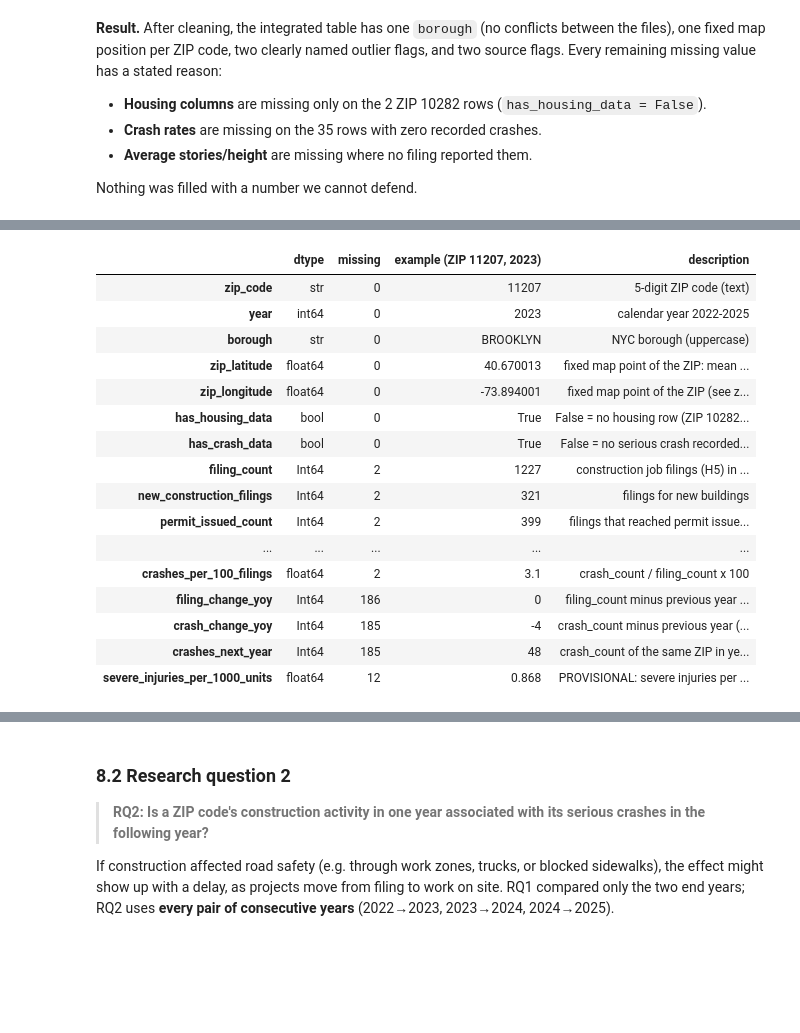
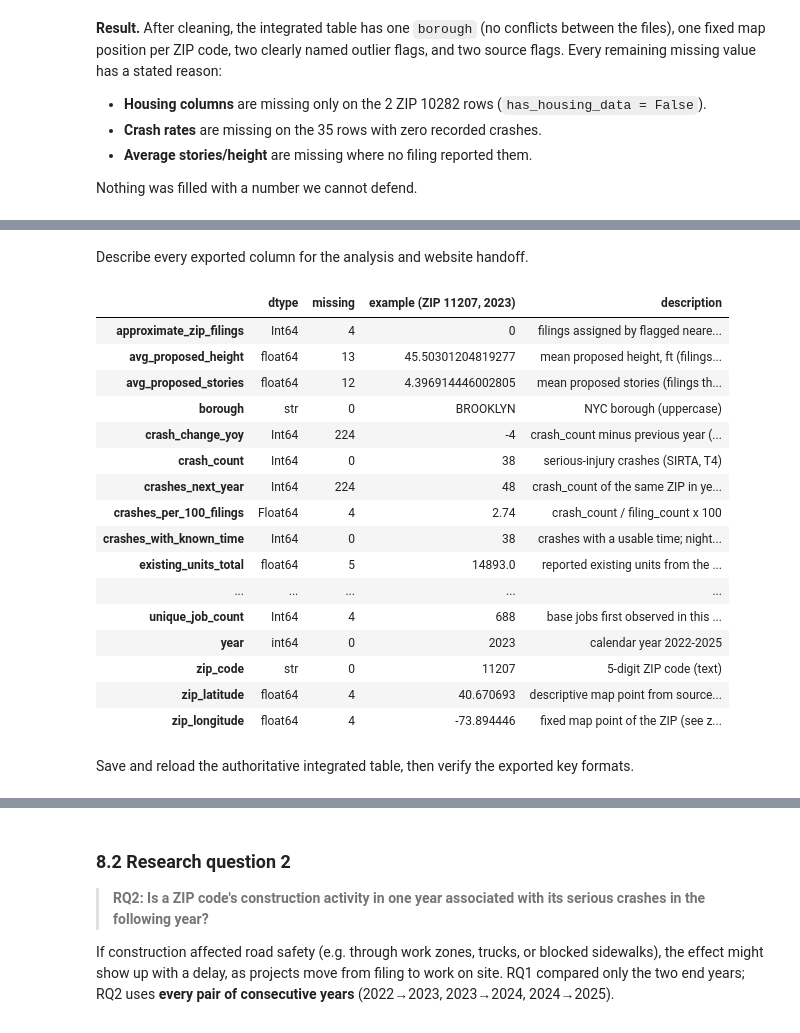
Before and after one commit to mariammashoud/nyc-housing-transport, a Jupyter notebook: notebooks/Member3_Integration.ipynb, the cells around one changed output, grey strips where cells are left out. Drawn from its saved outputs; the diff is of its cells as text; code cells hidden in the pictures; blank space fills up the shorter version.

```diff
--- a/notebooks/Member3_Integration.ipynb
+++ b/notebooks/Member3_Integration.ipynb
@@ -438,9 +424,9 @@ pd.crosstab(integrated["has_housing_data"], integrated["has_crash_data"], margin
 # %%
-HOUSING_COUNTS = ["filing_count", "new_construction_filings", "permit_issued_count", "outlier_filing_count"]
+HOUSING_COUNTS = ["filing_count", "new_construction_filings", "permit_issued_count", "outlier_filing_count", "official_zip_filings", "approximate_zip_filings", "unique_job_count", "jobs_with_known_units"]
 for col in HOUSING_COUNTS:
     integrated[col] = integrated[col].round().astype("Int64")
 for col in CRASH_COUNTS:
-    integrated[col] = integrated[col].round().astype(int)
+    integrated[col] = integrated[col].round().astype("Int64")
 integrated["zip_code"] = integrated["zip_code"].astype(str)
 integrated["year"] = integrated["year"].astype(int)
 
@@ -523,6 +495,6 @@ Raw counts mostly measure **how big and busy a ZIP code is**: a large, dense ZIP
 # %%
 # 1. Rate: serious crashes per 100 construction filings (Int64 -> float so missing stays NaN)
-filings = integrated["filing_count"].astype("float")
+filings = integrated["filing_count"].astype("float").where(integrated["filing_count"] > 0)
 integrated["crashes_per_100_filings"] = (integrated["crash_count"] / filings * 100).round(2)
 
 # 2-3. Year-over-year change, matched on year - 1 (not on row position)
@@ -539,7 +511,7 @@ nxt["year"] = nxt["year"] - 1                        # next year's values, label
 nxt = nxt.rename(columns={"crash_count": "crashes_next_year"})
 integrated = integrated.merge(nxt, on=KEYS, how="left").drop(columns=["filing_prev", "crash_prev"])
 
-# 5. PROVISIONAL: severe injuries per 1,000 proposed dwelling units (0 units -> undefined)
+# 5. Descriptive only: severe injuries per 1,000 proposed dwelling units (0 units -> undefined)
 units = integrated["proposed_units_total"].where(integrated["proposed_units_total"] > 0)
 integrated["severe_injuries_per_1000_units"] = (integrated["severe_injuries_total"] / units * 1000).round(3)
 
@@ -648,66 +608,76 @@ integrated: all key checks PASSED (5-digit text ZIPs, integer years 2022-2025, u
+# %% [markdown]
+Describe every exported column for the analysis and website handoff.
 # %%
 # Column summary (data dictionary for Members 4 and 5)
 DESCRIPTIONS = {
+    "official_zip_filings": "filings assigned using official building postcode",
+    "approximate_zip_filings": "filings assigned by flagged nearest-crash fallback",
+    "unique_job_count": "base jobs first observed in this ZIP-year within 2022-2025",
+    "jobs_with_known_units": "first-observed jobs with a complete reported unit pair",
+    "night_crash_count": "known-time crashes in hours 00-05 or 22-23",
+    "crashes_with_known_time": "crashes with a usable time; nighttime-share denominator",
     "zip_code": "5-digit ZIP code (text)", "year": "calendar year 2022-2025",
     "borough": "NYC borough (uppercase)",
-    "zip_latitude": "fixed map point of the ZIP: mean of filing and crash centres, all years",
+    "zip_latitude": "descriptive map point from source means; blank when no source coordinates exist",
     "zip_longitude": "fixed map point of the ZIP (see zip_latitude)",
-    "has_housing_data": "False = no housing row (ZIP 10282); housing columns blank",
+    "has_housing_data": "False = no housing source row; housing columns remain unknown",
     "has_crash_data": "False = no serious crash recorded; crash counts filled with 0",
     "filing_count": "construction job filings (H5) in the ZIP-year",
-    "new_construction_filings": "filings for new buildings",
+    "new_construction_filings": "filings labelled New Building in source job_type",
     "permit_issued_count": "filings that reached permit issued / LOC issued",
-    "proposed_units_total": "sum of proposed dwelling units (being corrected by Member 1)",
-    "existing_units_total": "sum of existing dwelling units (being corrected by Member 1)",
-    "net_new_units": "proposed minus existing units (being corrected by Member 1)",
-    "initial_cost_total": "sum of declared job cost, USD",
+    "proposed_units_total": "reported proposed units counted once per first-observed job with complete pair",
+    "existing_units_total": "reported existing units from the same complete job pairs",
+    "net_new_units": "job-cohort proposed minus existing reported units; not completions",
+    "initial_cost_total": "sum of declared filing costs, USD; related filings may overlap",
     "initial_cost_median": "median declared job cost, USD",
     "total_floor_area": "sum of construction floor area, sq ft",
     "avg_proposed_stories": "mean proposed stories (filings that report it)",
     "avg_proposed_height": "mean proposed height, ft (filings that report it)",
     "outlier_filing_count": "filings flagged as outliers by Member 1",
     "outlier_filing_share": "share of filings flagged as outliers",
     "crash_count": "serious-injury crashes (SIRTA, T4)",
     "severe_injuries_total": "people seriously injured",
     "non_severe_injuries_total": "people with non-serious injuries in those crashes",
     "fatalities_total": "people killed",
     "fatal_crash_count": "crashes with at least one death",
     "severe_per_crash": "serious injuries per crash (blank if 0 crashes)",
     "night_crash_share": "share of crashes at night (blank if 0 crashes)",
     "is_outlier_housing": "unusually high filing_count (Member 1's IQR flag)",
     "is_outlier_transport": "unusually high crash_count (Member 2's IQR flag)",
     "crashes_per_100_filings": "crash_count / filing_count x 100",
     "filing_change_yoy": "filing_count minus previous year (blank in first year)",
     "crash_change_yoy": "crash_count minus previous year (blank in first year)",
     "crashes_next_year": "crash_count of the same ZIP in year + 1 (blank for 2025)",
-    "severe_injuries_per_1000_units": "PROVISIONAL: severe injuries per 1,000 proposed units",
+    "severe_injuries_per_1000_units": "descriptive ratio per 1,000 reported job-cohort proposed units, not resident risk",
 }
 assert set(DESCRIPTIONS) == set(integrated.columns), set(DESCRIPTIONS) ^ set(integrated.columns)
 column_summary = pd.DataFrame({
     "dtype": integrated.dtypes.astype(str),
     "missing": integrated.isna().sum(),
     "example (ZIP 11207, 2023)": integrated[(integrated["zip_code"] == "11207") & (integrated["year"] == 2023)].iloc[0].astype(str),
     "description": pd.Series(DESCRIPTIONS),
 })
 column_summary
 # %% [output]
 |  | dtype | missing | example (ZIP 11207, 2023) | description |
+| approximate_zip_filings | Int64 | 4 | 0 | filings assigned by flagged neare... |
+| avg_proposed_height | float64 | 13 | 45.50301204819277 | mean proposed height, ft (filings... |
+| avg_proposed_stories | float64 | 12 | 4.396914446002805 | mean proposed stories (filings th... |
+| borough | str | 0 | BROOKLYN | NYC borough (uppercase) |
+| crash_change_yoy | Int64 | 224 | -4 | crash_count minus previous year (... |
+| crash_count | Int64 | 0 | 38 | serious-injury crashes (SIRTA, T4) |
+| crashes_next_year | Int64 | 224 | 48 | crash_count of the same ZIP in ye... |
+| crashes_per_100_filings | Float64 | 4 | 2.74 | crash_count / filing_count x 100 |
+| crashes_with_known_time | Int64 | 0 | 38 | crashes with a usable time; night... |
+| existing_units_total | float64 | 5 | 14893.0 | reported existing units from the ... |
+| ... | ... | ... | ... | ... |
+| unique_job_count | Int64 | 4 | 688 | base jobs first observed in this ... |
+| year | int64 | 0 | 2023 | calendar year 2022-2025 |
 | zip_code | str | 0 | 11207 | 5-digit ZIP code (text) |
-| year | int64 | 0 | 2023 | calendar year 2022-2025 |
-| borough | str | 0 | BROOKLYN | NYC borough (uppercase) |
-| zip_latitude | float64 | 0 | 40.670013 | fixed map point of the ZIP: mean ... |
-| zip_longitude | float64 | 0 | -73.894001 | fixed map point of the ZIP (see z... |
-| has_housing_data | bool | 0 | True | False = no housing row (ZIP 10282... |
-| has_crash_data | bool | 0 | True | False = no serious crash recorded... |
-| filing_count | Int64 | 2 | 1227 | construction job filings (H5) in ... |
-| new_construction_filings | Int64 | 2 | 321 | filings for new buildings |
-| permit_issued_count | Int64 | 2 | 399 | filings that reached permit issue... |
-| ... | ... | ... | ... | ... |
-| crashes_per_100_filings | float64 | 2 | 3.1 | crash_count / filing_count x 100 |
-| filing_change_yoy | Int64 | 186 | 0 | filing_count minus previous year ... |
-| crash_change_yoy | Int64 | 185 | -4 | crash_count minus previous year (... |
-| crashes_next_year | Int64 | 185 | 48 | crash_count of the same ZIP in ye... |
-| severe_injuries_per_1000_units | float64 | 12 | 0.868 | PROVISIONAL: severe injuries per ... |
+| zip_latitude | float64 | 4 | 40.670693 | descriptive map point from source... |
+| zip_longitude | float64 | 4 | -73.894446 | fixed map point of the ZIP (see z... |
+# %% [markdown]
+Save and reload the authoritative integrated table, then verify the exported key formats.
 # %%
 integrated.to_csv(OUTPUT_CSV, index=False, encoding="utf-8")
 
```
Also changed, not shown: parts of 46 cells of this notebook, 19 other files.
